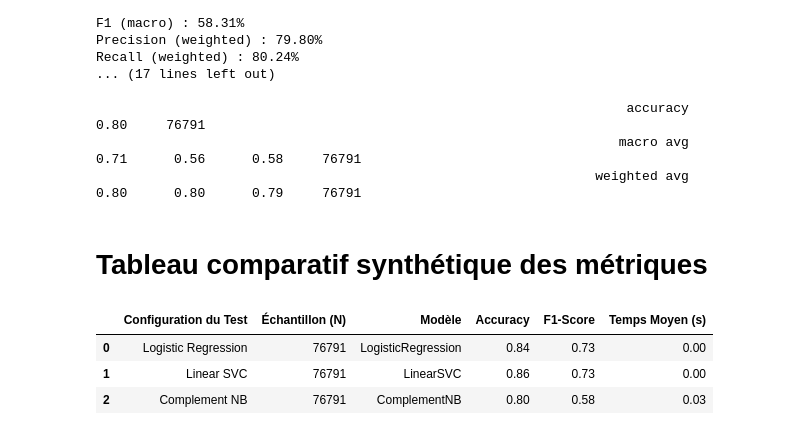
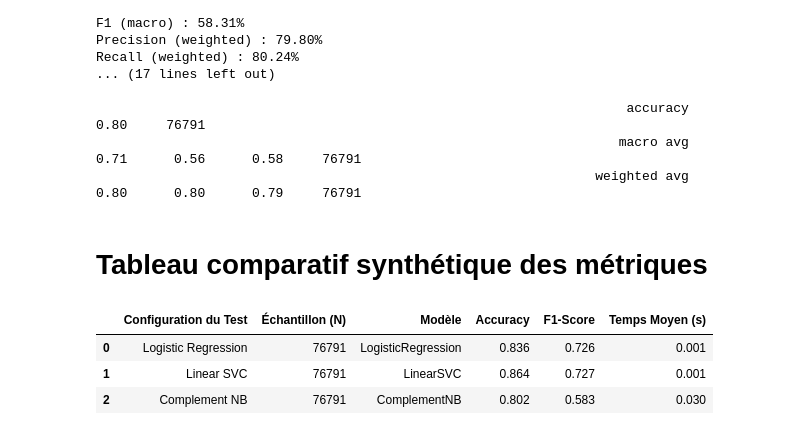
Before and after one commit to Ace4teaM/OCR-ZenAssist, a Jupyter notebook: 3_approche_ml.ipynb, the cells around one changed output. Cells and saved outputs as stored; diff of their text form; code cells hidden in the pictures.

```diff
--- a/3_approche_ml.ipynb
+++ b/3_approche_ml.ipynb
@@ -273,7 +273,7 @@ from metrics import (
     report,
 )
 
-name = "Logistic Regression"
+name = "TF-IDF + Logistic Regression"
 method = "LogisticRegression"
 results_path = Path("tests", name + ".pkl")
 results = load_results(results_path)
@@ -355,7 +355,7 @@ from metrics import (
     report,
 )
 
-name = "Linear SVC"
+name = "TF-IDF + Linear SVC"
 method = "LinearSVC"
 results_path = Path("tests", name + ".pkl")
 results = load_results(results_path)
@@ -433,7 +433,7 @@ from metrics import (
     report,
 )
 
-name = "Complement NB"
+name = "TF-IDF + Complement NB"
 method = "ComplementNB"
 results_path = Path("tests", name + ".pkl")
 results = load_results(results_path)
@@ -483,21 +483,24 @@ Recall (weighted) : 80.24%
 # %%
 global_metrics_df = pd.DataFrame(
     global_metrics,
     columns=["Name", "Samples", "Method", "Accuracy", "F1 (macro)", "Temps moyen (s)"]
     )
 
 global_metrics_df = global_metrics_df.rename(columns={
     "Name" : "Configuration du Test",
     "Samples" : "Échantillon (N)",
     "Method" : "Modèle",
     "Accuracy": "Accuracy",
     "F1 (macro)": "F1-Score",
     "Temps moyen (s)" : "Temps Moyen (s)"
 })
 
+
+pd.set_option("display.float_format", "{:,.3f}".format)
+
 global_metrics_df
 # %% [output]
 |  | Configuration du Test | Échantillon (N) | Modèle | Accuracy | F1-Score | Temps Moyen (s) |
-| 0 | Logistic Regression | 76791 | LogisticRegression | 0.84 | 0.73 | 0.00 |
-| 1 | Linear SVC | 76791 | LinearSVC | 0.86 | 0.73 | 0.00 |
-| 2 | Complement NB | 76791 | ComplementNB | 0.80 | 0.58 | 0.03 |
+| 0 | Logistic Regression | 76791 | LogisticRegression | 0.836 | 0.726 | 0.001 |
+| 1 | Linear SVC | 76791 | LinearSVC | 0.864 | 0.727 | 0.001 |
+| 2 | Complement NB | 76791 | ComplementNB | 0.802 | 0.583 | 0.030 |
```
Also changed, not shown: parts of 3 cells of this notebook, 2 other files.
